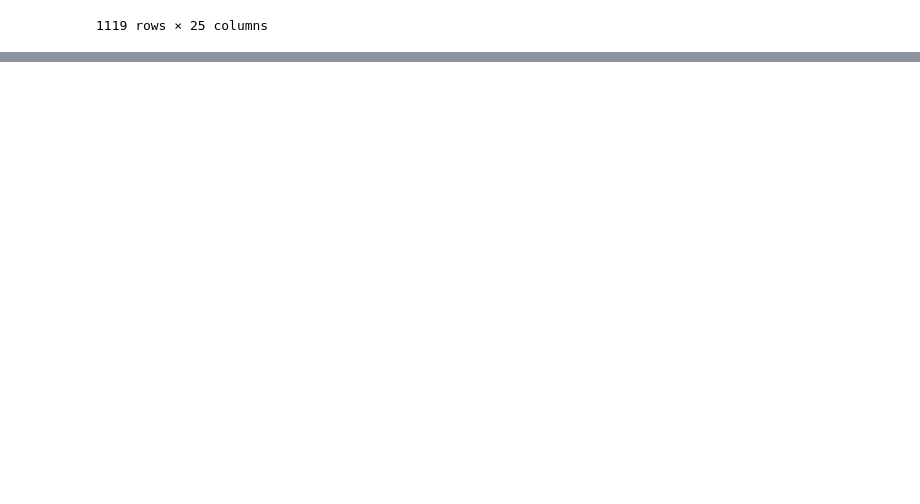
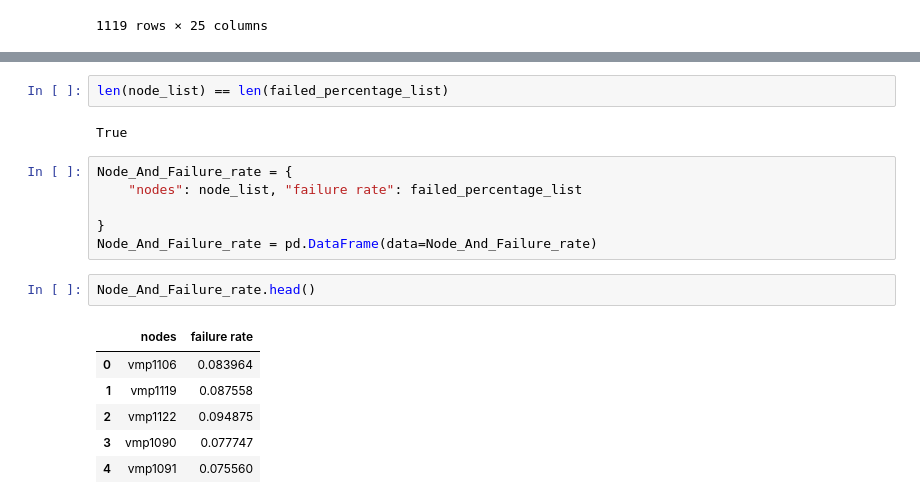
Before and after one commit to Cjcarlevato/data-question-2-dream-crushers, a Jupyter notebook: ACCREdata.ipynb, the cells around one changed output, grey strips where cells are left out. Drawn from its saved outputs; the diff is of its cells as text; blank space fills up the shorter version.

```diff
--- a/ACCREdata.ipynb
+++ b/ACCREdata.ipynb
@@ -284,0 +240,19 @@ accre_data[(accre_data['State'] == "FAILED") & (accre_data["NodeList"] == "vmp12
+# %%
+len(node_list) == len(failed_percentage_list)
+# %% [output]
+True
+# %%
+Node_And_Failure_rate = {
+    "nodes": node_list, "failure rate": failed_percentage_list
+
+}
+Node_And_Failure_rate = pd.DataFrame(data=Node_And_Failure_rate)
+# %%
+Node_And_Failure_rate.head()
+# %% [output]
+|  | nodes | failure rate |
+| 0 | vmp1106 | 0.083964 |
+| 1 | vmp1119 | 0.087558 |
+| 2 | vmp1122 | 0.094875 |
+| 3 | vmp1090 | 0.077747 |
+| 4 | vmp1091 | 0.075560 |
```
Also changed, not shown: parts of 23 cells of this notebook.
